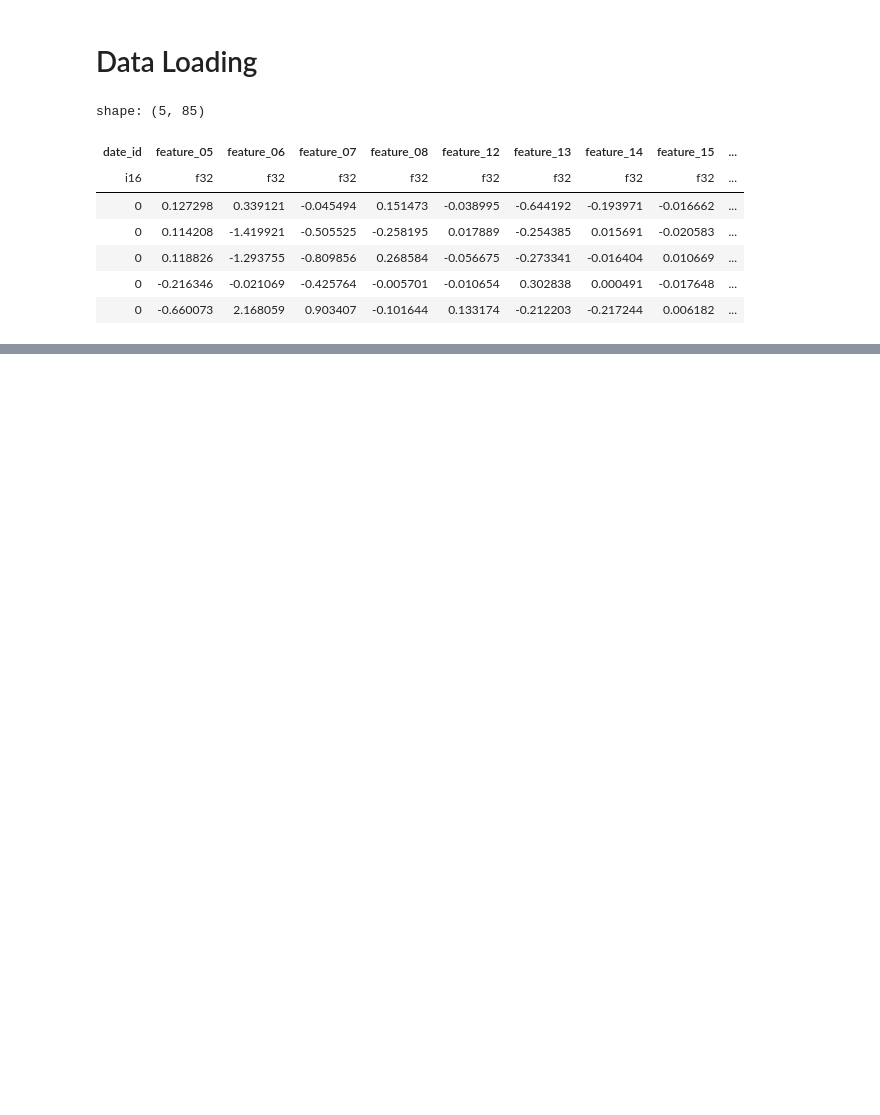
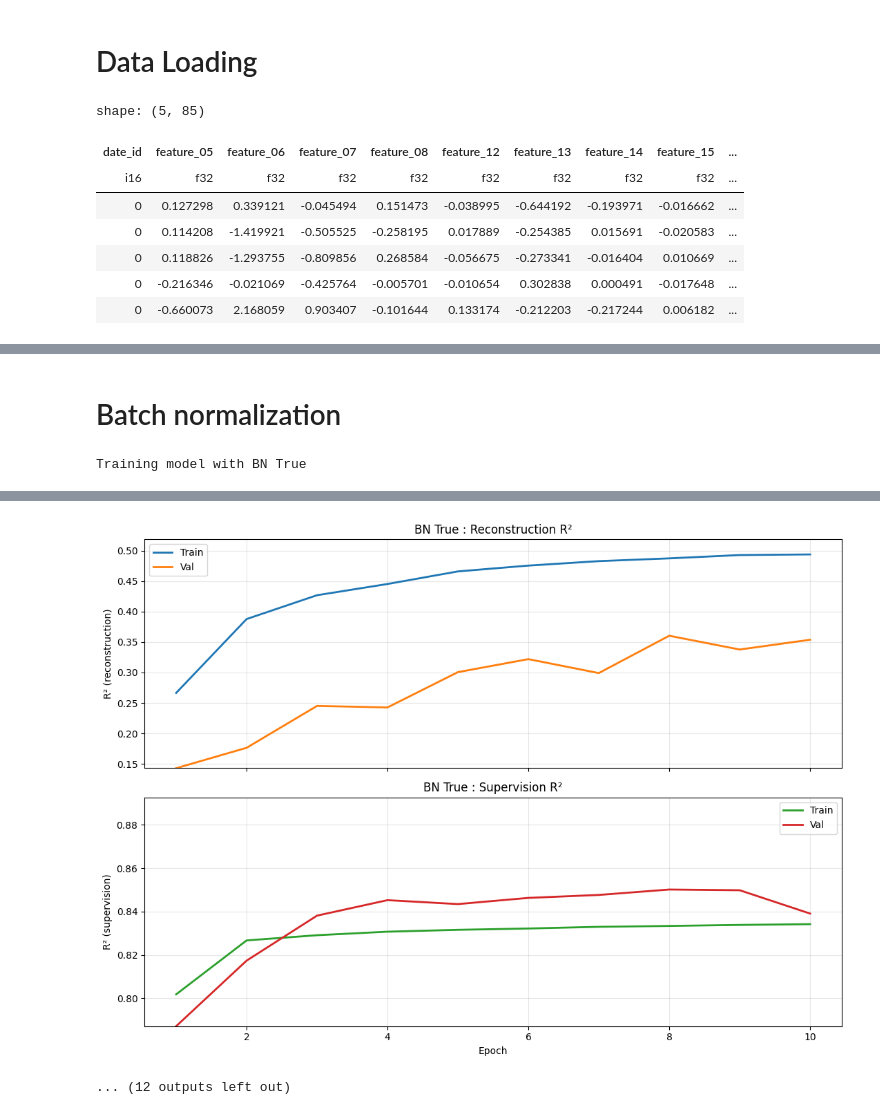
Before and after one commit to MaxCoppa/Advanced-ML, a Jupyter notebook: line_encoding/advanced_ae.ipynb, the cells around one changed output, grey strips where cells are left out. Drawn from its saved outputs; the diff is of its cells as text; code cells hidden in the pictures; blank space fills up the shorter version.

```diff
--- a/line_encoding/advanced_ae.ipynb
+++ b/line_encoding/advanced_ae.ipynb
@@ -76,0 +132,30 @@ val_data_loader = DataLoader(val_dataset, batch_size=2048, shuffle=False, num_wo
+# %% [markdown]
+# Batch normalization
+# %%
+bn_values = {"True":True, "False":False}
+models_bn = { k : AutoEncoder(
+    n_feat=n_feat,
+    n_latent=n_latent,
+    encoder_hidden=encoder_hidden,
+    decoder_hidden=decoder_hidden,
+    head_hidden=head_hidden,
+    use_bn=v
+) for k, v in  bn_values.items()}
+
+results_bn = {}
+for p, model in tqdm(models_bn.items()):
+    print(f"Training model with BN {p}")
+    optimizer = Adam(model.parameters(), lr=lr)
+    criterion = CombinedLoss(alpha=alpha, beta=beta)
+    results_bn[p] = train_model(
+    model=model,
+    train_loader=train_data_loader,
+    val_loader=val_data_loader,
+    criterion=criterion,
+    optimizer=optimizer,
+    device=device,
+    n_epochs=n_epochs,
+    title=f"BN {p}"
+    )
+# %% [output]
+Training model with BN True
@@ -76,0 +172,2 @@ val_data_loader = DataLoader(val_dataset, batch_size=2048, shuffle=False, num_wo
+[figure, added]
+... (12 outputs left out)
```
Also changed, not shown: parts of 6 cells of this notebook.
